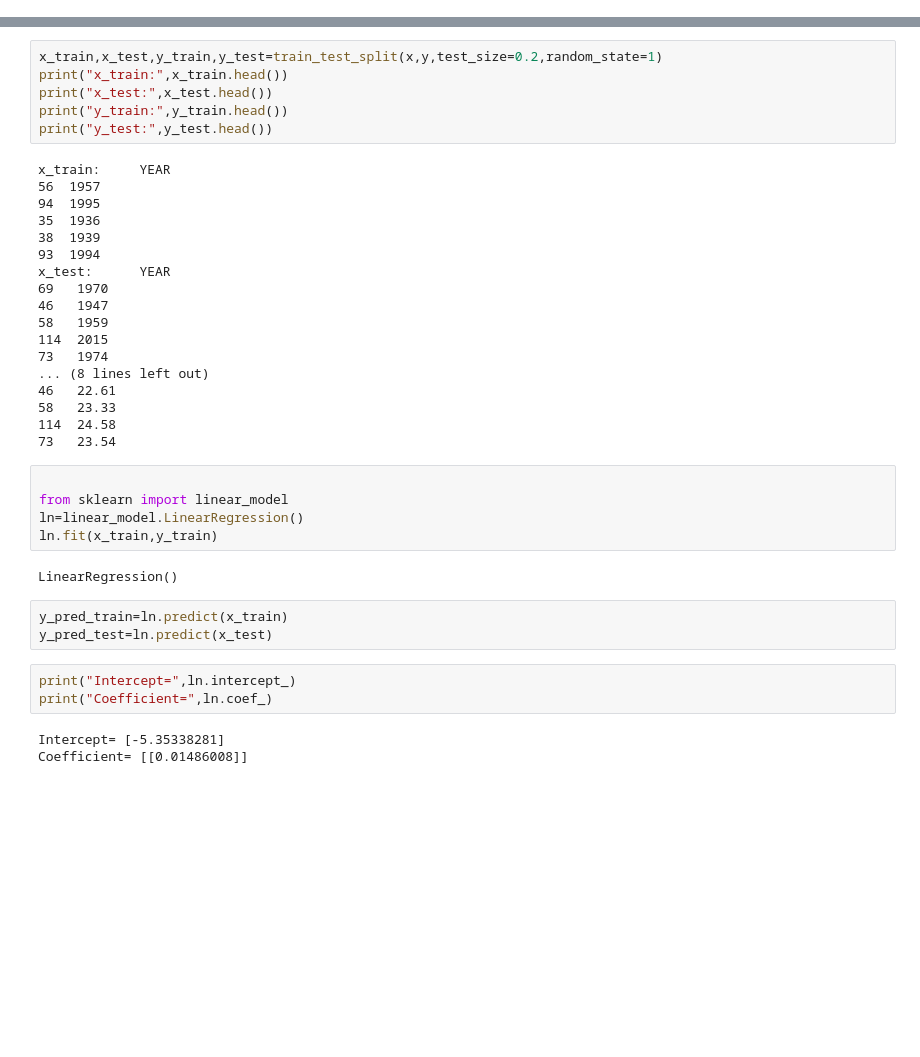
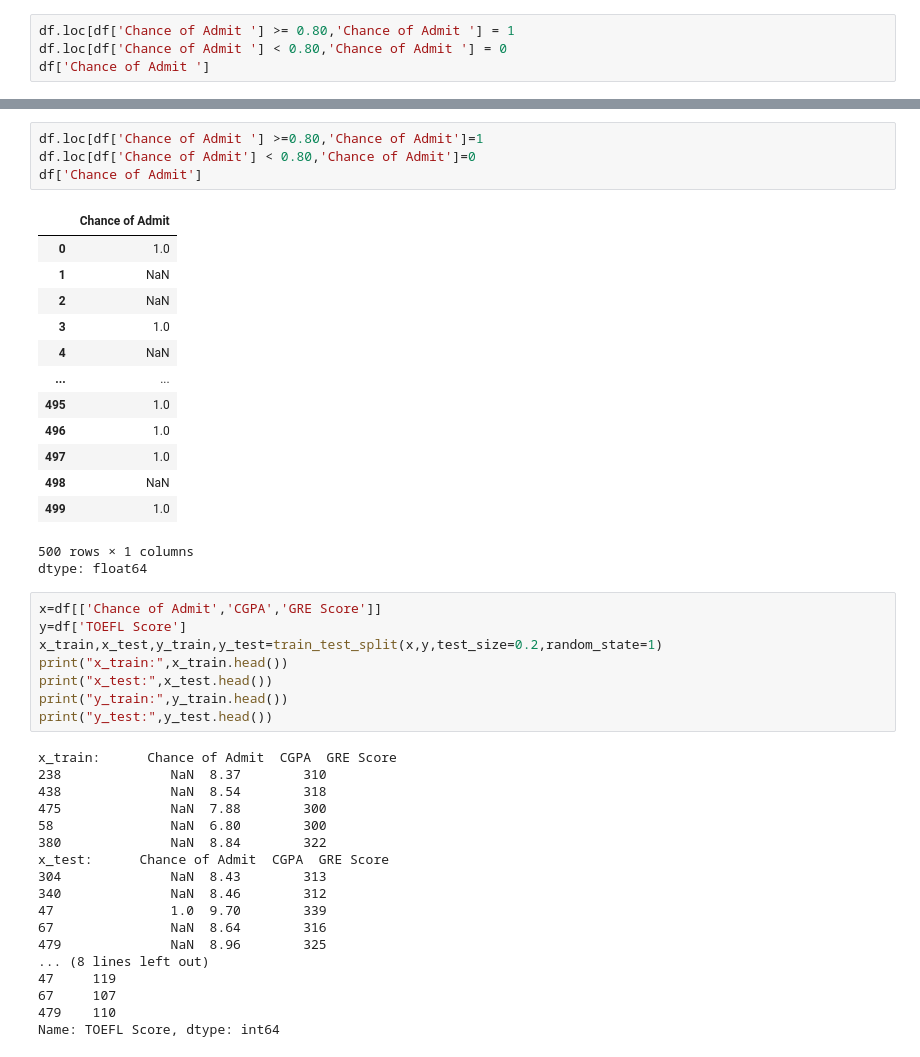
Before and after one commit to Ishwari210/Machine_learning_, a Jupyter notebook: Untitled2.ipynb, the cells around one changed output, grey strips where cells are left out. Cells and saved outputs as stored; diff of their text form; blank space fills up the shorter version.

```diff
--- a/Untitled2.ipynb
+++ b/Untitled2.ipynb
@@ -26,0 +24,4 @@ print(y.shape)
+# %%
+df.loc[df['Chance of Admit '] >= 0.80,'Chance of Admit '] = 1
+df.loc[df['Chance of Admit '] < 0.80,'Chance of Admit '] = 0
+df['Chance of Admit ']
@@ -27,40 +43,45 @@ print(y.shape)
+# %%
+df.loc[df['Chance of Admit '] >=0.80,'Chance of Admit']=1
+df.loc[df['Chance of Admit'] < 0.80,'Chance of Admit']=0
+df['Chance of Admit']
+# %% [output]
+|  | Chance of Admit |
+| 0 | 1.0 |
+| 1 | NaN |
+| 2 | NaN |
+| 3 | 1.0 |
+| 4 | NaN |
+| ... | ... |
+| 495 | 1.0 |
+| 496 | 1.0 |
+| 497 | 1.0 |
+| 498 | NaN |
+| 499 | 1.0 |
+500 rows × 1 columns
+dtype: float64
 # %%
+x=df[['Chance of Admit','CGPA','GRE Score']]
+y=df['TOEFL Score']
 x_train,x_test,y_train,y_test=train_test_split(x,y,test_size=0.2,random_state=1)
 print("x_train:",x_train.head())
 print("x_test:",x_test.head())
 print("y_train:",y_train.head())
 print("y_test:",y_test.head())
 # %% [output]
-x_train:     YEAR
-56  1957
-94  1995
-35  1936
-38  1939
-93  1994
-x_test:      YEAR
-69   1970
-46   1947
-58   1959
-114  2015
-73   1974
+x_train:      Chance of Admit  CGPA  GRE Score
+238              NaN  8.37        310
+438              NaN  8.54        318
+475              NaN  7.88        300
+58               NaN  6.80        300
+380              NaN  8.84        322
+x_test:      Chance of Admit  CGPA  GRE Score
+304              NaN  8.43        313
+340              NaN  8.46        312
+47               1.0  9.70        339
+67               NaN  8.64        316
+479              NaN  8.96        325
 ... (8 lines left out)
-46   22.61
-58   23.33
-114  24.58
-73   23.54
+47     119
+67     107
+479    110
+Name: TOEFL Score, dtype: int64
-# %%
-
-from sklearn import linear_model
-ln=linear_model.LinearRegression()
-ln.fit(x_train,y_train)
-# %% [output]
-LinearRegression()
-# %%
-y_pred_train=ln.predict(x_train)
-y_pred_test=ln.predict(x_test)
-# %%
-print("Intercept=",ln.intercept_)
-print("Coefficient=",ln.coef_)
-# %% [output]
-Intercept= [-5.35338281]
-Coefficient= [[0.01486008]]
```
Also changed, not shown: parts of 8 cells of this notebook.
